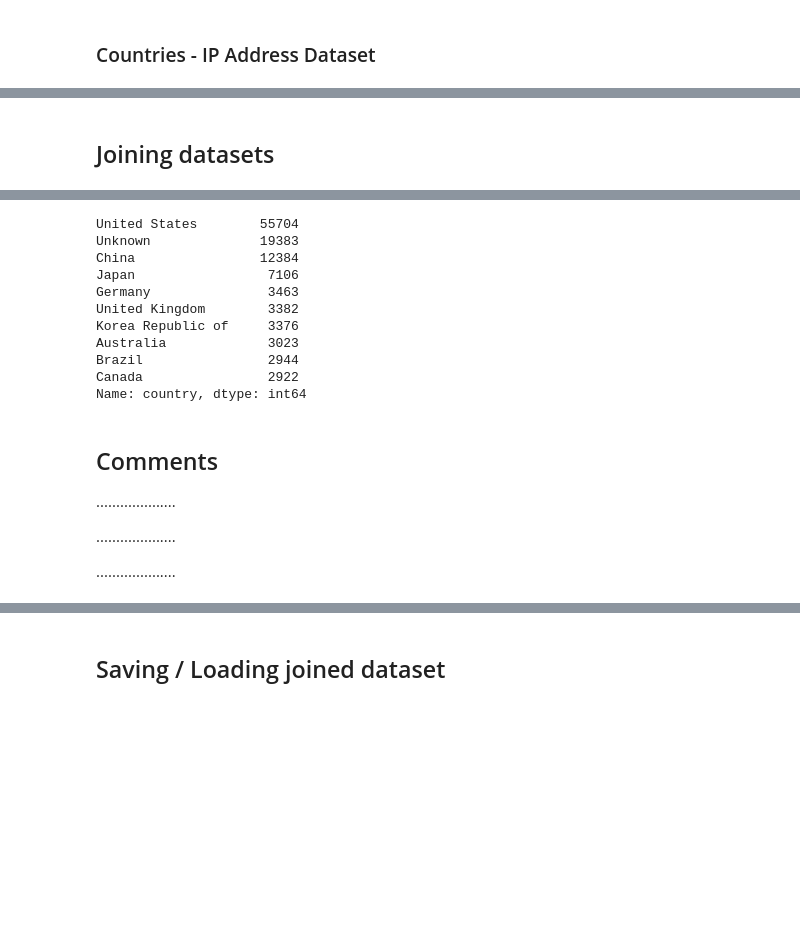
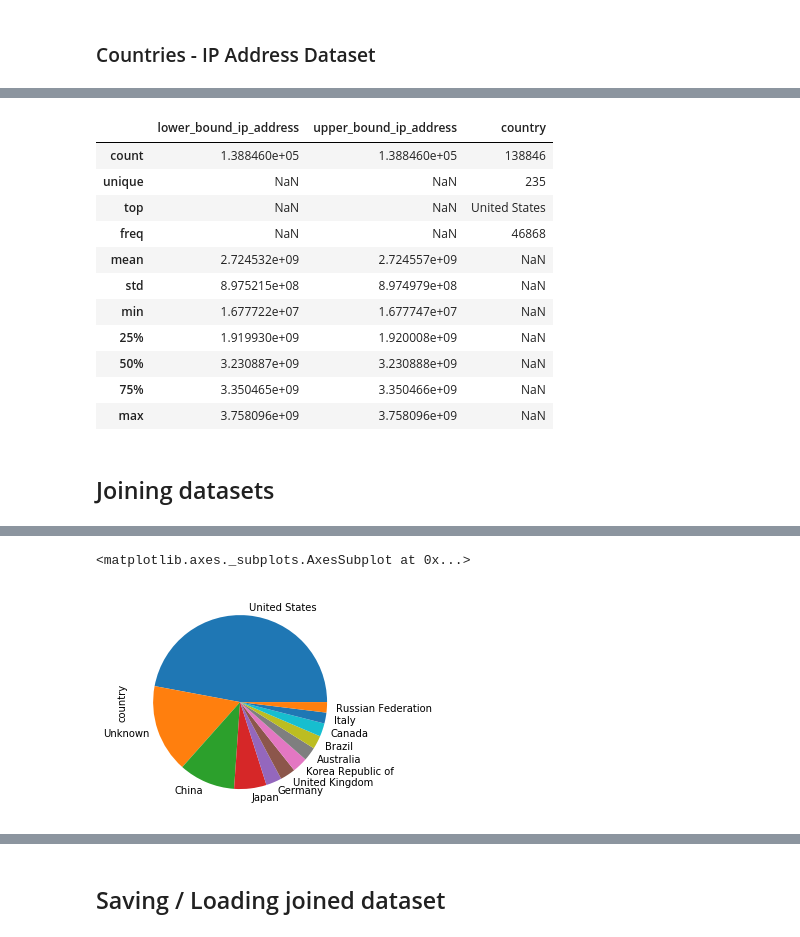
Before and after one commit to youliss/Study-Case---Fraudulent-Activities, a Jupyter notebook: NoteBook Final.ipynb, the cells around one changed output, grey strips where cells are left out. Cells and saved outputs as stored; diff of their text form; code cells hidden in the pictures; blank space fills up the shorter version.

```diff
--- a/NoteBook Final.ipynb
+++ b/NoteBook Final.ipynb
@@ -149,3 +158,18 @@ Fréquence des fraudes : 9.36%
+# %%
+Countries.describe(include = 'all')
+# %% [output]
+|  | lower_bound_ip_address | upper_bound_ip_address | country |
+| count | 1.388460e+05 | 1.388460e+05 | 138846 |
+| unique | NaN | NaN | 235 |
+| top | NaN | NaN | United States |
+| freq | NaN | NaN | 46868 |
+| mean | 2.724532e+09 | 2.724557e+09 | NaN |
+| std | 8.975215e+08 | 8.974979e+08 | NaN |
+| min | 1.677722e+07 | 1.677747e+07 | NaN |
+| 25% | 1.919930e+09 | 1.920008e+09 | NaN |
+| 50% | 3.230887e+09 | 3.230888e+09 | NaN |
+| 75% | 3.350465e+09 | 3.350466e+09 | NaN |
+| max | 3.758096e+09 | 3.758096e+09 | NaN |
 # %% [markdown]
 ## Joining datasets
 # %%
@@ -157,25 +181,8 @@ Transactions.head(3)
 | 0 | 22058 | 2015-02-24 22:55:49 | 2015-04-18 02:47:11 | 34 | QVPSPJUOCKZAR | SEO | Chrome | M | 39 | ... |
 | 1 | 333320 | 2015-06-07 20:39:50 | 2015-06-08 01:38:54 | 16 | EOGFQPIZPYXFZ | Ads | Chrome | F | 53 | ... |
 | 2 | 1359 | 2015-01-01 18:52:44 | 2015-01-01 18:52:45 | 15 | YSSKYOSJHPPLJ | SEO | Opera | M | 53 | ... |
-# %%
-Transactions.country.value_counts().head(10)
-# %% [output]
-United States        55704
-Unknown              19383
-China                12384
-Japan                 7106
-Germany               3463
-United Kingdom        3382
-Korea Republic of     3376
-Australia             3023
-Brazil                2944
-Canada                2922
-Name: country, dtype: int64
-# %% [markdown]
-## Comments
-
-....................
-
-....................
-
-....................
+# %%
+Transactions.country.value_counts()[Transactions.country.value_counts() >2000].plot(kind="pie")
+# %% [output]
+<matplotlib.axes._subplots.AxesSubplot at 0x...>
+[figure, added]
```
Also changed, not shown: parts of 2 cells of this notebook.
